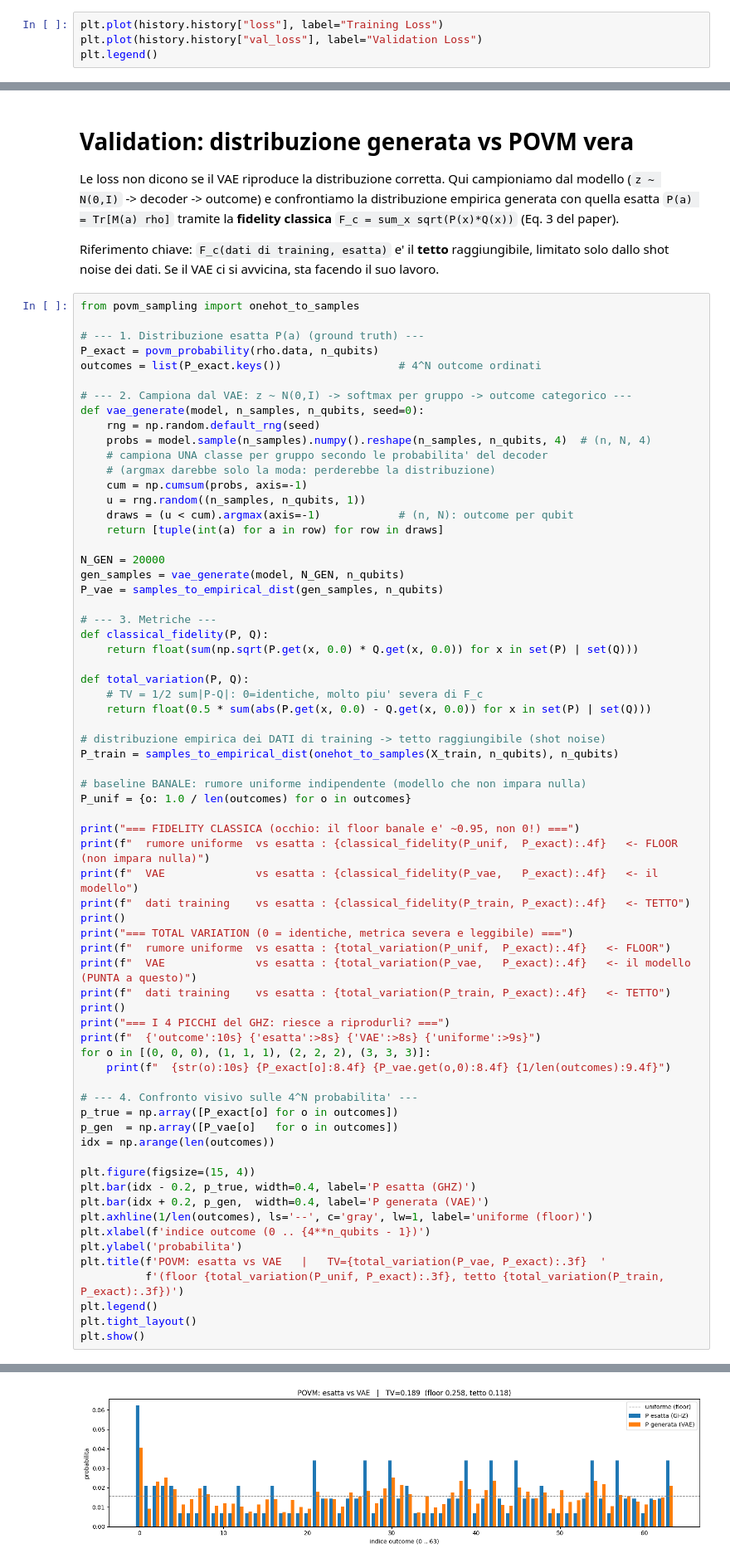
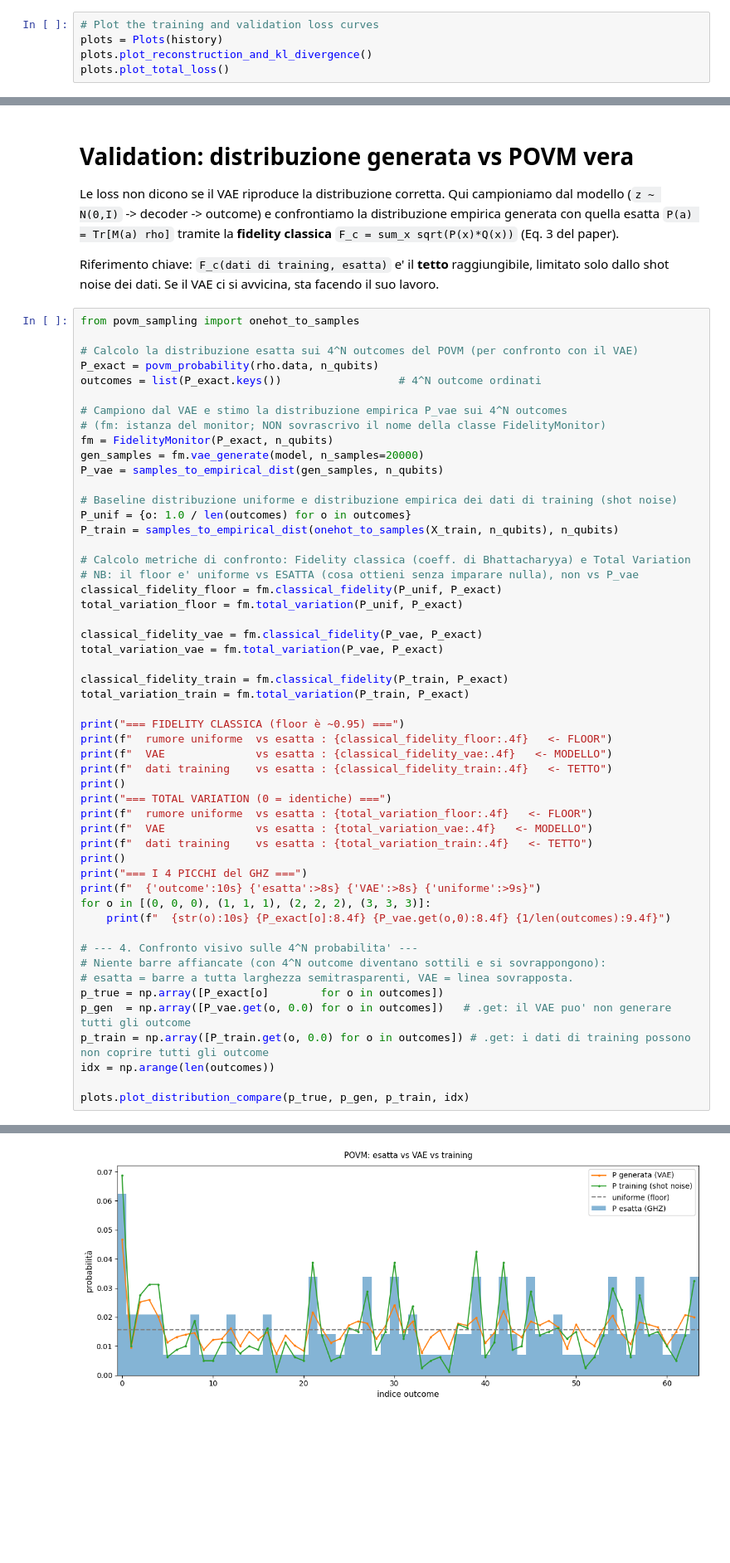
Before and after one commit to srazzetti/statistical-qst-vae, a Jupyter notebook: notebook/vae_training.ipynb, the cells around one changed output, grey strips where cells are left out. Shown at 83% size. Saved outputs shown, nothing was run; the diff lists cells and outputs as text; blank space fills up the shorter version.

```diff
--- a/notebook/vae_training.ipynb
+++ b/notebook/vae_training.ipynb
@@ -97,5 +134,6 @@ TypeError: Tensor is unhashable. Instead, use tensor.ref() as the key.
 # %%
-plt.plot(history.history["loss"], label="Training Loss")
-plt.plot(history.history["val_loss"], label="Validation Loss")
-plt.legend()
+# Plot the training and validation loss curves
+plots = Plots(history)
+plots.plot_reconstruction_and_kl_divergence()
+plots.plot_total_loss()
 # %% [output]
@@ -142,68 +151,53 @@ dallo shot noise dei dati. Se il VAE ci si avvicina, sta facendo il suo lavoro.
 # %%
 from povm_sampling import onehot_to_samples
 
-# --- 1. Distribuzione esatta P(a) (ground truth) ---
+# Calcolo la distribuzione esatta sui 4^N outcomes del POVM (per confronto con il VAE)
 P_exact = povm_probability(rho.data, n_qubits)
 outcomes = list(P_exact.keys())                  # 4^N outcome ordinati
 
-# --- 2. Campiona dal VAE: z ~ N(0,I) -> softmax per gruppo -> outcome categorico ---
-def vae_generate(model, n_samples, n_qubits, seed=0):
-    rng = np.random.default_rng(seed)
-    probs = model.sample(n_samples).numpy().reshape(n_samples, n_qubits, 4)  # (n, N, 4)
-    # campiona UNA classe per gruppo secondo le probabilita' del decoder
-    # (argmax darebbe solo la moda: perderebbe la distribuzione)
-    cum = np.cumsum(probs, axis=-1)
-    u = rng.random((n_samples, n_qubits, 1))
-    draws = (u < cum).argmax(axis=-1)            # (n, N): outcome per qubit
-    return [tuple(int(a) for a in row) for row in draws]
-
-N_GEN = 20000
-gen_samples = vae_generate(model, N_GEN, n_qubits)
+# Campiono dal VAE e stimo la distribuzione empirica P_vae sui 4^N outcomes
+# (fm: istanza del monitor; NON sovrascrivo il nome della classe FidelityMonitor)
+fm = FidelityMonitor(P_exact, n_qubits)
+gen_samples = fm.vae_generate(model, n_samples=20000)
 P_vae = samples_to_empirical_dist(gen_samples, n_qubits)
 
-# --- 3. Metriche ---
-def classical_fidelity(P, Q):
-    return float(sum(np.sqrt(P.get(x, 0.0) * Q.get(x, 0.0)) for x in set(P) | set(Q)))
-
-def total_variation(P, Q):
-    # TV = 1/2 sum|P-Q|: 0=identiche, molto piu' severa di F_c
-    return float(0.5 * sum(abs(P.get(x, 0.0) - Q.get(x, 0.0)) for x in set(P) | set(Q)))
-
-# distribuzione empirica dei DATI di training -> tetto raggiungibile (shot noise)
+# Baseline distribuzione uniforme e distribuzione empirica dei dati di training (shot noise)
+P_unif = {o: 1.0 / len(outcomes) for o in outcomes}
 P_train = samples_to_empirical_dist(onehot_to_samples(X_train, n_qubits), n_qubits)
 
-# baseline BANALE: rumore uniforme indipendente (modello che non impara nulla)
-P_unif = {o: 1.0 / len(outcomes) for o in outcomes}
+# Calcolo metriche di confronto: Fidelity classica (coeff. di Bhattacharyya) e Total Variation
+# NB: il floor e' uniforme vs ESATTA (cosa ottieni senza imparare nulla), non vs P_vae
+classical_fidelity_floor = fm.classical_fidelity(P_unif, P_exact)
+total_variation_floor = fm.total_variation(P_unif, P_exact)
 
-print("=== FIDELITY CLASSICA (occhio: il floor banale e' ~0.95, non 0!) ===")
-print(f"  rumore uniforme  vs esatta : {classical_fidelity(P_unif,  P_exact):.4f}   <- FLOOR (non impara nulla)")
-print(f"  VAE              vs esatta : {classical_fidelity(P_vae,   P_exact):.4f}   <- il modello")
-print(f"  dati training    vs esatta : {classical_fidelity(P_train, P_exact):.4f}   <- TETTO")
+classical_fidelity_vae = fm.classical_fidelity(P_vae, P_exact)
+total_variation_vae = fm.total_variation(P_vae, P_exact)
+
+classical_fidelity_train = fm.classical_fidelity(P_train, P_exact)
+total_variation_train = fm.total_variation(P_train, P_exact)
+
+print("=== FIDELITY CLASSICA (floor è ~0.95) ===")
+print(f"  rumore uniforme  vs esatta : {classical_fidelity_floor:.4f}   <- FLOOR")
+print(f"  VAE              vs esatta : {classical_fidelity_vae:.4f}   <- MODELLO")
+print(f"  dati training    vs esatta : {classical_fidelity_train:.4f}   <- TETTO")
 print()
-print("=== TOTAL VARIATION (0 = identiche, metrica severa e leggibile) ===")
-print(f"  rumore uniforme  vs esatta : {total_variation(P_unif,  P_exact):.4f}   <- FLOOR")
-print(f"  VAE              vs esatta : {total_variation(P_vae,   P_exact):.4f}   <- il modello (PUNTA a questo)")
-print(f"  dati training    vs esatta : {total_variation(P_train, P_exact):.4f}   <- TETTO")
+print("=== TOTAL VARIATION (0 = identiche) ===")
+print(f"  rumore uniforme  vs esatta : {total_variation_floor:.4f}   <- FLOOR")
+print(f"  VAE              vs esatta : {total_variation_vae:.4f}   <- MODELLO")
+print(f"  dati training    vs esatta : {total_variation_train:.4f}   <- TETTO")
 print()
-print("=== I 4 PICCHI del GHZ: riesce a riprodurli? ===")
+print("=== I 4 PICCHI del GHZ ===")
 print(f"  {'outcome':10s} {'esatta':>8s} {'VAE':>8s} {'uniforme':>9s}")
 for o in [(0, 0, 0), (1, 1, 1), (2, 2, 2), (3, 3, 3)]:
     print(f"  {str(o):10s} {P_exact[o]:8.4f} {P_vae.get(o,0):8.4f} {1/len(outcomes):9.4f}")
 
 # --- 4. Confronto visivo sulle 4^N probabilita' ---
-p_true = np.array([P_exact[o] for o in outcomes])
-p_gen  = np.array([P_vae[o]   for o in outcomes])
+# Niente barre affiancate (con 4^N outcome diventano sottili e si sovrappongono):
+# esatta = barre a tutta larghezza semitrasparenti, VAE = linea sovrapposta.
+p_true = np.array([P_exact[o]        for o in outcomes])
+p_gen  = np.array([P_vae.get(o, 0.0) for o in outcomes])   # .get: il VAE puo' non generare tutti gli outcome
+p_train = np.array([P_train.get(o, 0.0) for o in outcomes]) # .get: i dati di training possono non coprire tutti gli outcome
 idx = np.arange(len(outcomes))
 
-plt.figure(figsize=(15, 4))
-plt.bar(idx - 0.2, p_true, width=0.4, label='P esatta (GHZ)')
-plt.bar(idx + 0.2, p_gen,  width=0.4, label='P generata (VAE)')
-plt.axhline(1/len(outcomes), ls='--', c='gray', lw=1, label='uniforme (floor)')
-plt.xlabel(f'indice outcome (0 .. {4**n_qubits - 1})')
-plt.ylabel('probabilita')
-plt.title(f'POVM: esatta vs VAE   |   TV={total_variation(P_vae, P_exact):.3f}  '
-          f'(floor {total_variation(P_unif, P_exact):.3f}, tetto {total_variation(P_train, P_exact):.3f})')
-plt.legend()
-plt.tight_layout()
-plt.show()
+plots.plot_distribution_compare(p_true, p_gen, p_train, idx)
 # %% [output]
@@ -226,2 +220,2 @@ plt.show()
-[figure, old version]
+[figure, new version]
 # %% [markdown]
```
Also changed, not shown: parts of 9 cells of this notebook, 2 other files.
